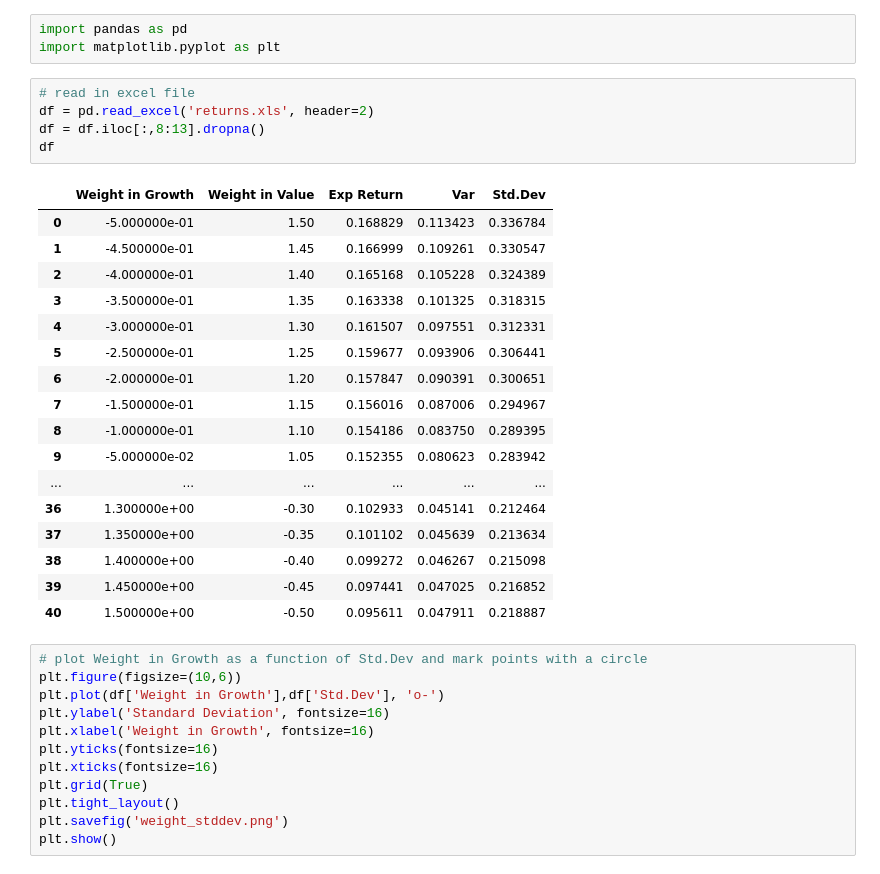
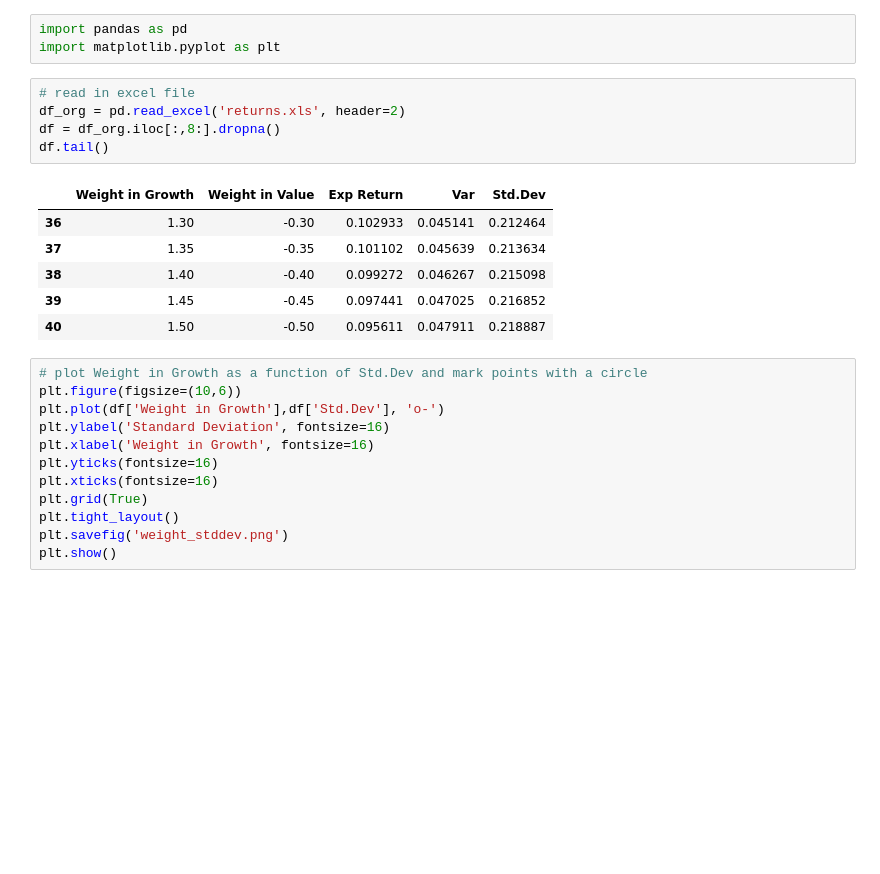
Before and after one commit to johanoelgaard/ECON136, a Jupyter notebook: ps6/PS6.ipynb, the cells around one changed output. Cells and saved outputs as stored; diff of their text form; blank space fills up the shorter version.

```diff
--- a/ps6/PS6.ipynb
+++ b/ps6/PS6.ipynb
@@ -3,27 +3,16 @@ import pandas as pd
 import matplotlib.pyplot as plt
 # %%
 # read in excel file
-df = pd.read_excel('returns.xls', header=2)
-df = df.iloc[:,8:13].dropna()
-df
+df_org = pd.read_excel('returns.xls', header=2)
+df = df_org.iloc[:,8:].dropna()
+df.tail()
 # %% [output]
 |  | Weight in Growth | Weight in Value | Exp Return | Var | Std.Dev |
-| 0 | -5.000000e-01 | 1.50 | 0.168829 | 0.113423 | 0.336784 |
-| 1 | -4.500000e-01 | 1.45 | 0.166999 | 0.109261 | 0.330547 |
-| 2 | -4.000000e-01 | 1.40 | 0.165168 | 0.105228 | 0.324389 |
-| 3 | -3.500000e-01 | 1.35 | 0.163338 | 0.101325 | 0.318315 |
-| 4 | -3.000000e-01 | 1.30 | 0.161507 | 0.097551 | 0.312331 |
-| 5 | -2.500000e-01 | 1.25 | 0.159677 | 0.093906 | 0.306441 |
-| 6 | -2.000000e-01 | 1.20 | 0.157847 | 0.090391 | 0.300651 |
-| 7 | -1.500000e-01 | 1.15 | 0.156016 | 0.087006 | 0.294967 |
-| 8 | -1.000000e-01 | 1.10 | 0.154186 | 0.083750 | 0.289395 |
-| 9 | -5.000000e-02 | 1.05 | 0.152355 | 0.080623 | 0.283942 |
-| ... | ... | ... | ... | ... | ... |
-| 36 | 1.300000e+00 | -0.30 | 0.102933 | 0.045141 | 0.212464 |
-| 37 | 1.350000e+00 | -0.35 | 0.101102 | 0.045639 | 0.213634 |
-| 38 | 1.400000e+00 | -0.40 | 0.099272 | 0.046267 | 0.215098 |
-| 39 | 1.450000e+00 | -0.45 | 0.097441 | 0.047025 | 0.216852 |
-| 40 | 1.500000e+00 | -0.50 | 0.095611 | 0.047911 | 0.218887 |
+| 36 | 1.30 | -0.30 | 0.102933 | 0.045141 | 0.212464 |
+| 37 | 1.35 | -0.35 | 0.101102 | 0.045639 | 0.213634 |
+| 38 | 1.40 | -0.40 | 0.099272 | 0.046267 | 0.215098 |
+| 39 | 1.45 | -0.45 | 0.097441 | 0.047025 | 0.216852 |
+| 40 | 1.50 | -0.50 | 0.095611 | 0.047911 | 0.218887 |
 # %%
 # plot Weight in Growth as a function of Std.Dev and mark points with a circle
 plt.figure(figsize=(10,6))
```
